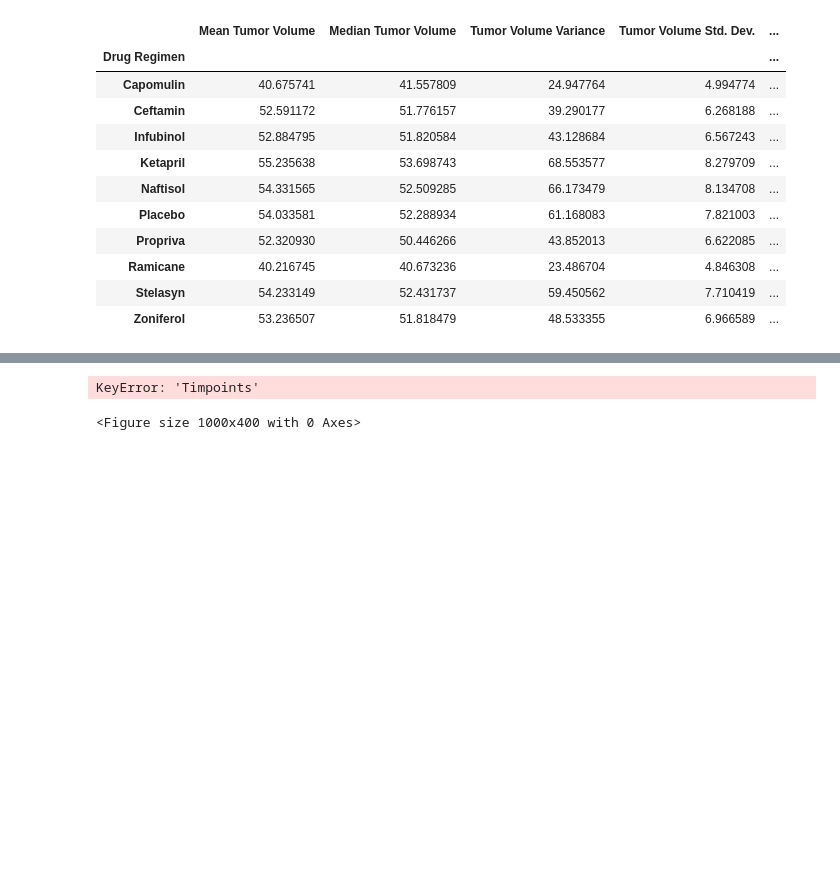
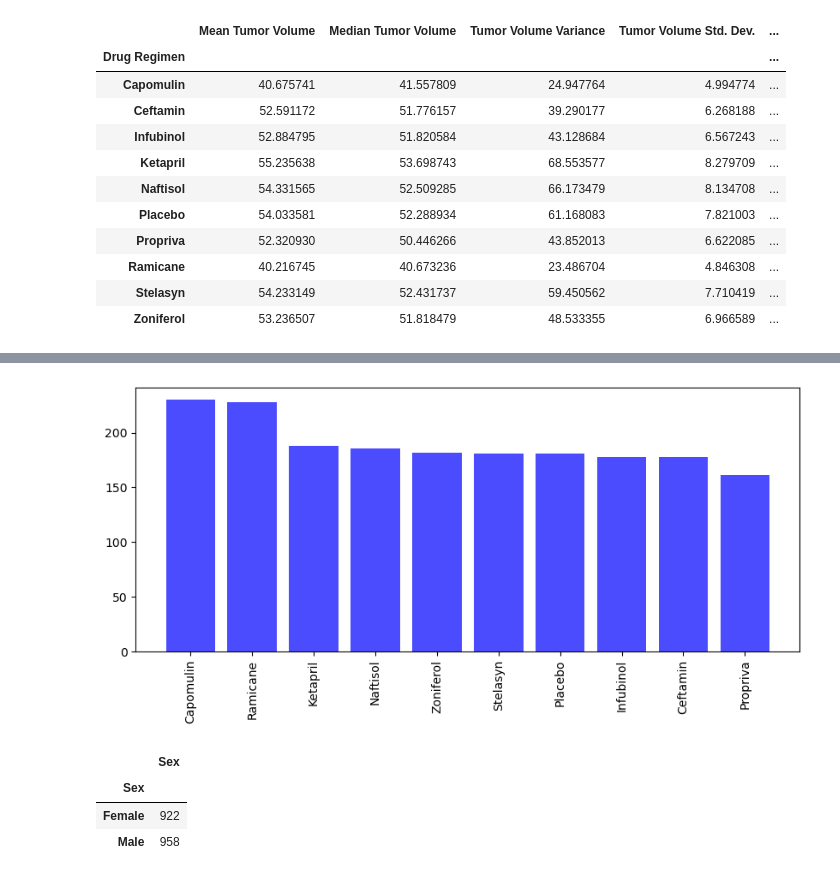
Before and after one commit to Fidel97/Panda-s-Visual, a Jupyter notebook: pymaceuticals.ipynb, the cells around one changed output, grey strips where cells are left out. Cells and saved outputs as stored; diff of their text form; code cells hidden in the pictures; blank space fills up the shorter version.

```diff
--- a/pymaceuticals.ipynb
+++ b/pymaceuticals.ipynb
@@ -147,9 +171,18 @@ tick_locations = [value for value in x_axis]
 # %%
 # Create a list indicating where to write x labels and set figure size to adjust for space
 plt.figure(figsize=(10,4))
-plt.bar(x_axis, complete_mouse_data["Timpoints"], color='b', alpha=0.9, align="center")
-plt.xticks(tick_locations, complete_mouse_data["Drug Regimen"], rotation="vertical")
+plt.bar(x_axis,y_axis, color='b', alpha=0.7, align="center")
+plt.xticks( rotation="vertical")
 plt.show()
 # %% [output]
-KeyError: 'Timpoints'
-<Figure size 1000x400 with 0 Axes>
+[figure, added]
+# %%
+# Generate a pie plot showing the distribution of female versus male mice using Pandas
+mice_gender = clean_mouse_data.groupby(["Sex"])["Sex"].count()
+mice_gender_df = pd.DataFrame(mice_gender)
+mice_gender_df
+# %% [output]
+|  | Sex |
+| Sex |  |
+| Female | 922 |
+| Male | 958 |
```
Also changed, not shown: parts of 20 cells of this notebook, 1 other file.
